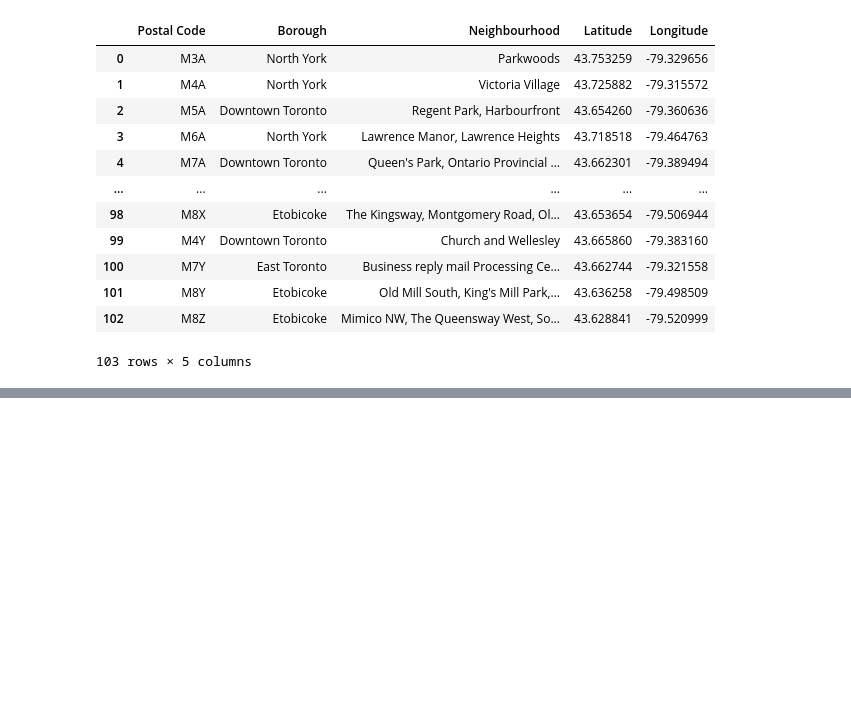
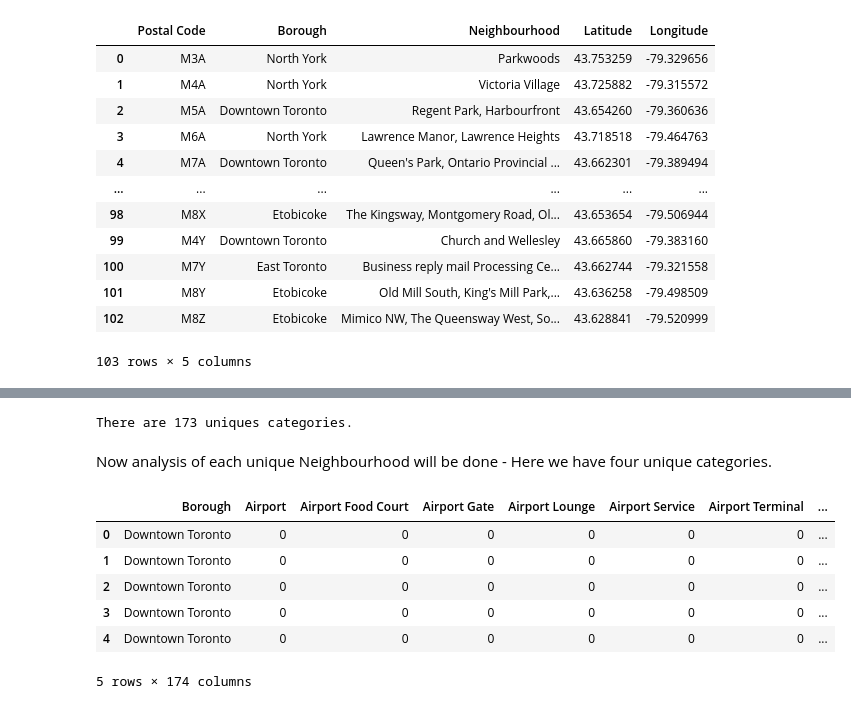
Before and after one commit to btalukder/Coursera_Capstone, a Jupyter notebook: Capstone Project Notebook.ipynb, the cells around one changed output, grey strips where cells are left out. Saved outputs shown, nothing was run; the diff lists cells and outputs as text; code cells hidden in the pictures; blank space fills up the shorter version.

```diff
--- a/Capstone Project Notebook.ipynb
+++ b/Capstone Project Notebook.ipynb
@@ -133,0 +140,10 @@ toronto_postalcodes_coordinates_df
+# %%
+from geopy.geocoders import Nominatim # convert an address into latitude and longitude values
+#Use geopy library to get the latitude and longitude values of Toronto.
+address = 'Toronto, ON'
+
+geolocator = Nominatim(user_agent="ny_explorer")
+location = geolocator.geocode(address)
+latitude = location.latitude
+longitude = location.longitude
+print('The geograpical coordinate of Toronto are {}, {}.'.format(latitude, longitude))
@@ -133,0 +226,10 @@ toronto_postalcodes_coordinates_df
+# %%
+#Define Foursquare Credentials and Version
+CLIENT_ID = 'LMAMZ1D4VRD5D5IYI11DU4ZDXYQW1TAJKV0IR5EIA0SDKSRU' # your Foursquare ID
+CLIENT_SECRET = 'R2KDSHOH0JLMIQLOMEO35JHFXVOBLFPDBFKRMGJDPUYWE1EB' # your Foursquare Secret
+VERSION = '20180605' # Foursquare API version
+LIMIT = 100 # A default Foursquare API limit value
+
+print('Your credentails:')
+print('CLIENT_ID: ' + CLIENT_ID)
+print('CLIENT_SECRET:' + CLIENT_SECRET)
@@ -133,0 +290,5 @@ toronto_postalcodes_coordinates_df
+# %%
+toronto_venues_df = getNearbyVenues(names=neighbour_df['Borough'],
+                                   latitudes=neighbour_df['Latitude'],
+                                   longitudes=neighbour_df['Longitude']
+                                  )
@@ -133,0 +335,26 @@ toronto_postalcodes_coordinates_df
+# %%
+print('There are {} uniques categories.'.format(len(toronto_venues_df['Venue Category'].unique())))
+# %% [output]
+There are 173 uniques categories.
+# %% [markdown]
+Now analysis of each unique Neighbourhood will be done - Here we have four unique categories.
+# %%
+# one hot encoding
+toronto_onehot = pd.get_dummies(toronto_venues_df[['Venue Category']], prefix="", prefix_sep="")
+
+# add neighborhood column back to dataframe
+toronto_onehot['Borough'] = toronto_venues_df['Borough']
+
+# move neighborhood column to the first column
+fixed_columns = [toronto_onehot.columns[-1]] + list(toronto_onehot.columns[:-1])
+toronto_onehot = toronto_onehot[fixed_columns]
+
+toronto_onehot.head()
+# %% [output]
+|  | Borough | Airport | Airport Food Court | Airport Gate | Airport Lounge | Airport Service | Airport Terminal | ... |
+| 0 | Downtown Toronto | 0 | 0 | 0 | 0 | 0 | 0 | ... |
+| 1 | Downtown Toronto | 0 | 0 | 0 | 0 | 0 | 0 | ... |
+| 2 | Downtown Toronto | 0 | 0 | 0 | 0 | 0 | 0 | ... |
+| 3 | Downtown Toronto | 0 | 0 | 0 | 0 | 0 | 0 | ... |
+| 4 | Downtown Toronto | 0 | 0 | 0 | 0 | 0 | 0 | ... |
+5 rows × 174 columns
```
Also changed, not shown: parts of 27 cells of this notebook.
